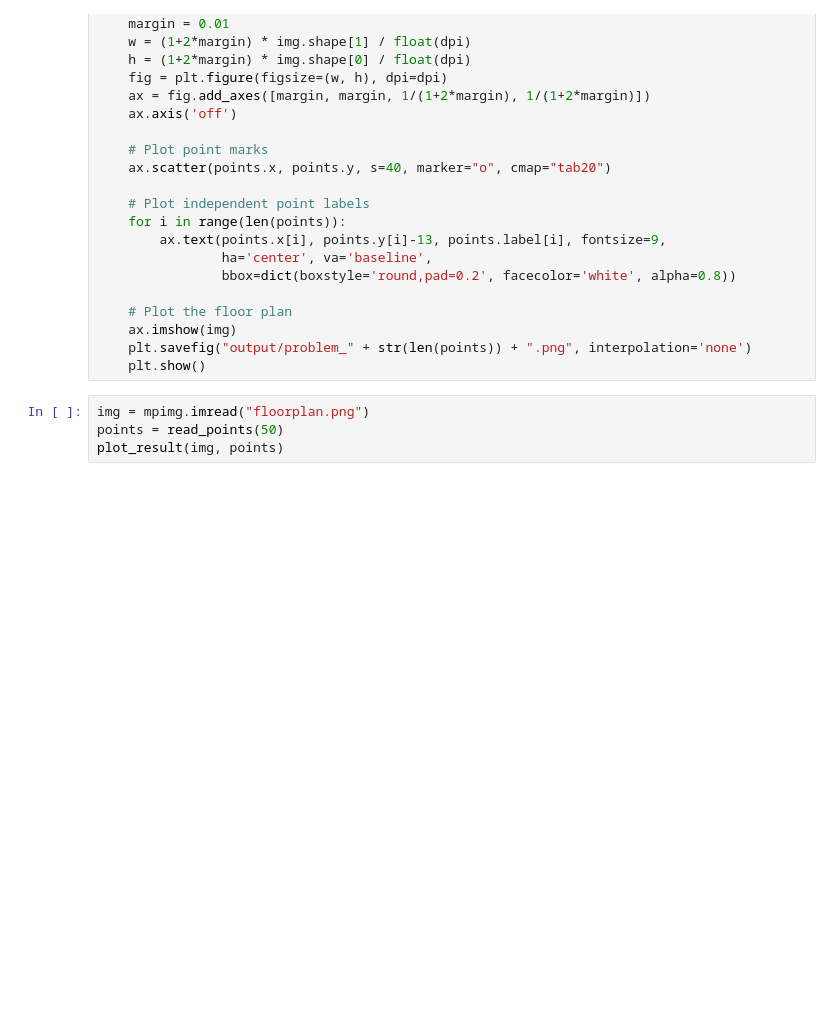
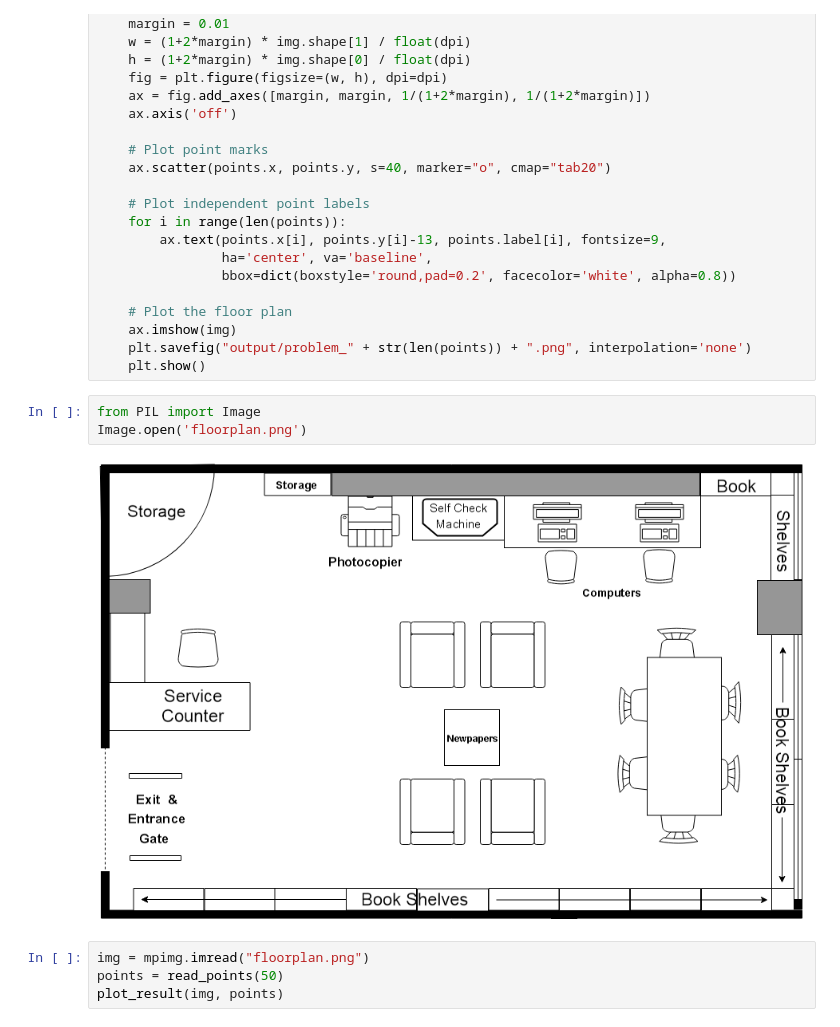
Before and after one commit to convm/ai-class, a Jupyter notebook: 01_problem_statement.ipynb, the cells around one changed output. Drawn from its saved outputs; the diff is of its cells as text; blank space fills up the shorter version.

```diff
--- a/01_problem_statement.ipynb
+++ b/01_problem_statement.ipynb
@@ -35,6 +35,11 @@ def plot_result(img, points):
     ax.imshow(img)
     plt.savefig("output/problem_" + str(len(points)) + ".png", interpolation='none')
     plt.show()
+# %%
+from PIL import Image
+Image.open('floorplan.png')
+# %% [output]
+[figure, added]
 # %%
 img = mpimg.imread("floorplan.png")
 points = read_points(50)
```
Also changed, not shown: 3 other files.
